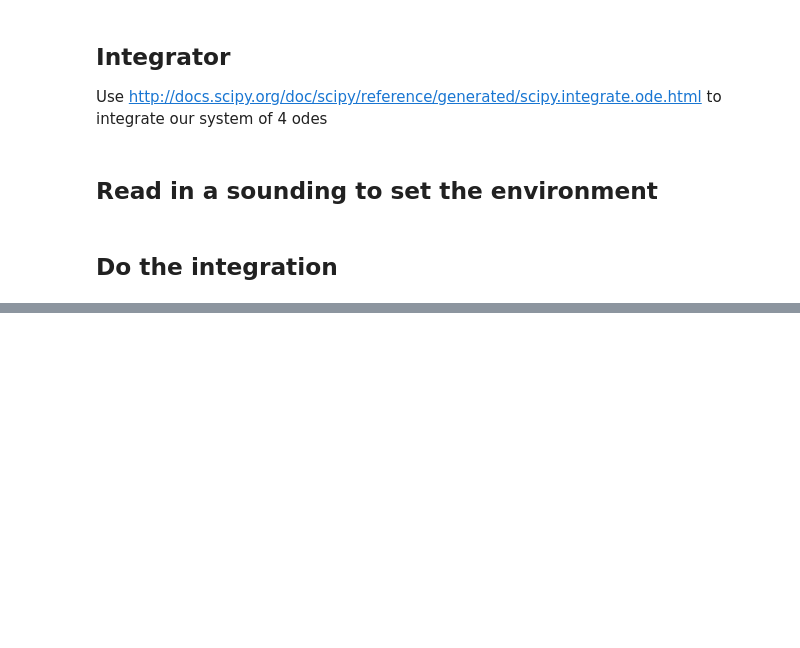
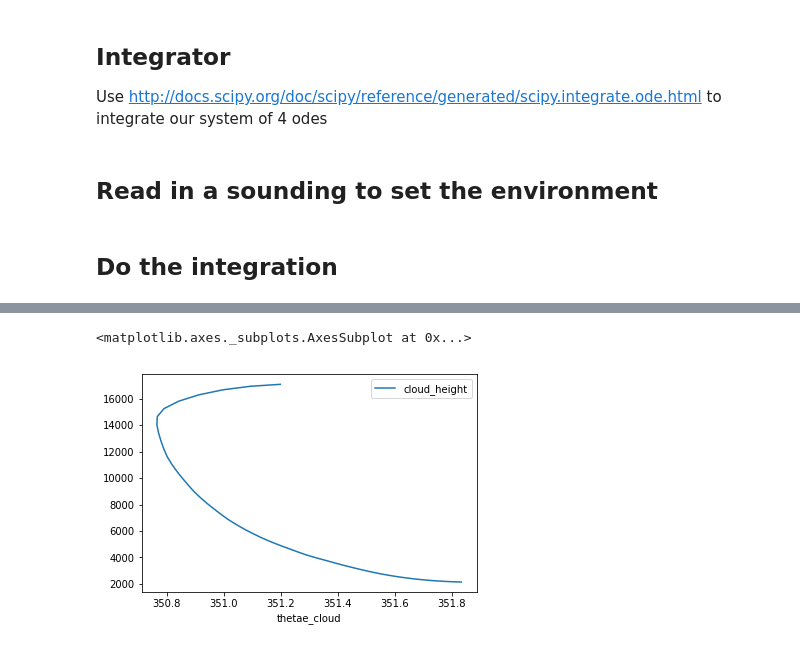
Before and after one commit to AndrewLoeppky/atsc405_2018, a Jupyter notebook: notebooks/entraining_plume.ipynb, the cells around one changed output, grey strips where cells are left out. Saved outputs shown, nothing was run; the diff lists cells and outputs as text; code cells hidden in the pictures; blank space fills up the shorter version.

```diff
--- a/notebooks/entraining_plume.ipynb
+++ b/notebooks/entraining_plume.ipynb
@@ -281,0 +300,5 @@ df_result
+# %%
+df_result.plot('thetae_cloud','cloud_height')
+# %% [output]
+<matplotlib.axes._subplots.AxesSubplot at 0x...>
+[figure, added]
```
Also changed, not shown: parts of 2 cells of this notebook.
